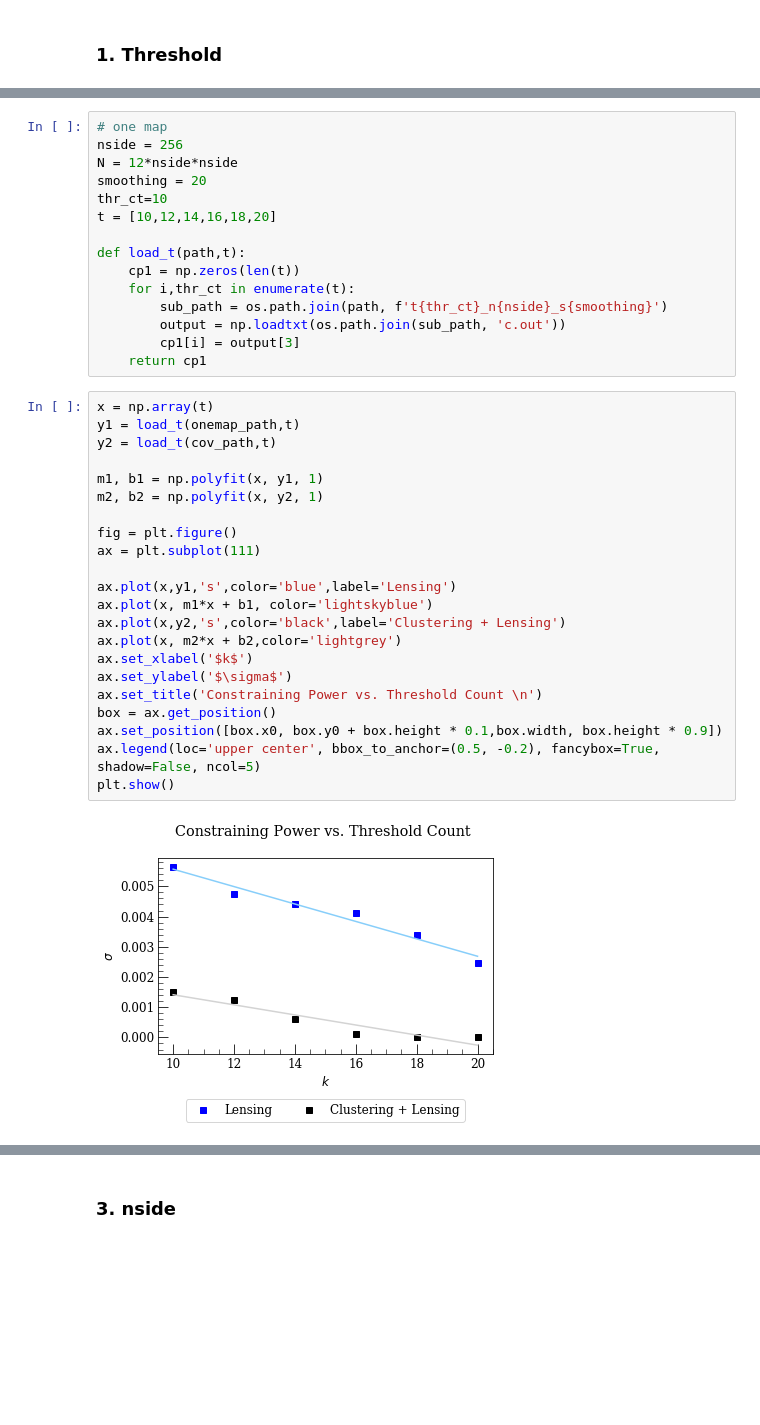
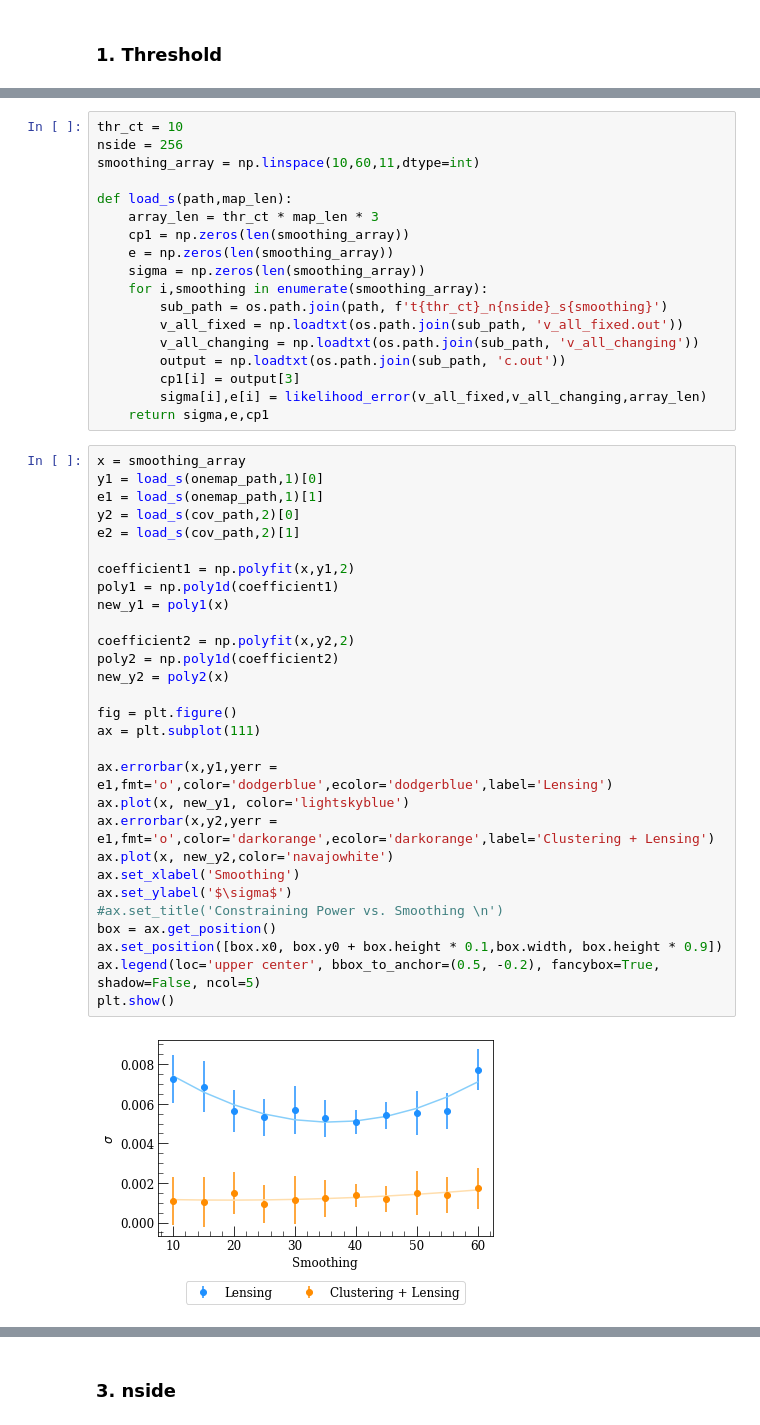
Before and after one commit to joezuntz/mink2, a Jupyter notebook: Test_Plots.ipynb, the cells around one changed output, grey strips where cells are left out. Cells and saved outputs as stored; diff of their text form; blank space fills up the shorter version.

Commit message:
added error to all plots

```diff
--- a/Test_Plots.ipynb
+++ b/Test_Plots.ipynb
@@ -32,39 +150,49 @@ onemap_path = os.path.join(os.getcwd(), '1_Map_Output')
 # %%
-# one map
+thr_ct = 10
 nside = 256
-N = 12*nside*nside
-smoothing = 20
-thr_ct=10
-t = [10,12,14,16,18,20]
+smoothing_array = np.linspace(10,60,11,dtype=int)
 
-def load_t(path,t):
-    cp1 = np.zeros(len(t))
-    for i,thr_ct in enumerate(t):
+def load_s(path,map_len):
+    array_len = thr_ct * map_len * 3
+    cp1 = np.zeros(len(smoothing_array))
+    e = np.zeros(len(smoothing_array))
+    sigma = np.zeros(len(smoothing_array))
+    for i,smoothing in enumerate(smoothing_array):
         sub_path = os.path.join(path, f't{thr_ct}_n{nside}_s{smoothing}')
+        v_all_fixed = np.loadtxt(os.path.join(sub_path, 'v_all_fixed.out'))
+        v_all_changing = np.loadtxt(os.path.join(sub_path, 'v_all_changing'))
         output = np.loadtxt(os.path.join(sub_path, 'c.out'))
         cp1[i] = output[3]
-    return cp1
+        sigma[i],e[i] = likelihood_error(v_all_fixed,v_all_changing,array_len)
+    return sigma,e,cp1
 # %%
-x = np.array(t)
-y1 = load_t(onemap_path,t)
-y2 = load_t(cov_path,t)
+x = smoothing_array
+y1 = load_s(onemap_path,1)[0]
+e1 = load_s(onemap_path,1)[1]
+y2 = load_s(cov_path,2)[0]
+e2 = load_s(cov_path,2)[1]
 
-m1, b1 = np.polyfit(x, y1, 1)
-m2, b2 = np.polyfit(x, y2, 1)
+coefficient1 = np.polyfit(x,y1,2)
+poly1 = np.poly1d(coefficient1)
+new_y1 = poly1(x)
+
+coefficient2 = np.polyfit(x,y2,2)
+poly2 = np.poly1d(coefficient2)
+new_y2 = poly2(x)
 
 fig = plt.figure()
 ax = plt.subplot(111)
 
-ax.plot(x,y1,'s',color='blue',label='Lensing')
-ax.plot(x, m1*x + b1, color='lightskyblue')
-ax.plot(x,y2,'s',color='black',label='Clustering + Lensing')
-ax.plot(x, m2*x + b2,color='lightgrey')
-ax.set_xlabel('$k$')
+ax.errorbar(x,y1,yerr = e1,fmt='o',color='dodgerblue',ecolor='dodgerblue',label='Lensing')
+ax.plot(x, new_y1, color='lightskyblue')
+ax.errorbar(x,y2,yerr = e1,fmt='o',color='darkorange',ecolor='darkorange',label='Clustering + Lensing')
+ax.plot(x, new_y2,color='navajowhite')
+ax.set_xlabel('Smoothing')
 ax.set_ylabel('$\sigma$')
-ax.set_title('Constraining Power vs. Threshold Count \n')
+#ax.set_title('Constraining Power vs. Smoothing \n')
 box = ax.get_position()
 ax.set_position([box.x0, box.y0 + box.height * 0.1,box.width, box.height * 0.9])
 ax.legend(loc='upper center', bbox_to_anchor=(0.5, -0.2), fancybox=True, shadow=False, ncol=5)
 plt.show()
 # %% [output]
-[figure, old version]
+[figure, new version]
```
Also changed, not shown: parts of 36 cells of this notebook.
